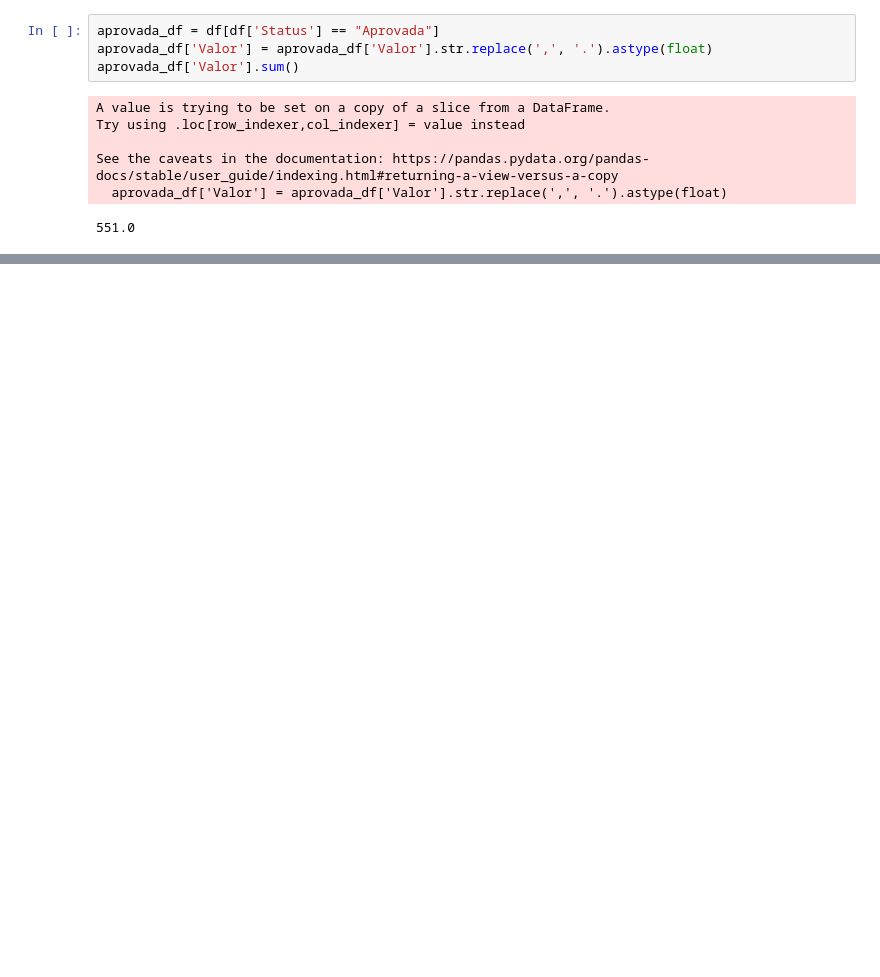
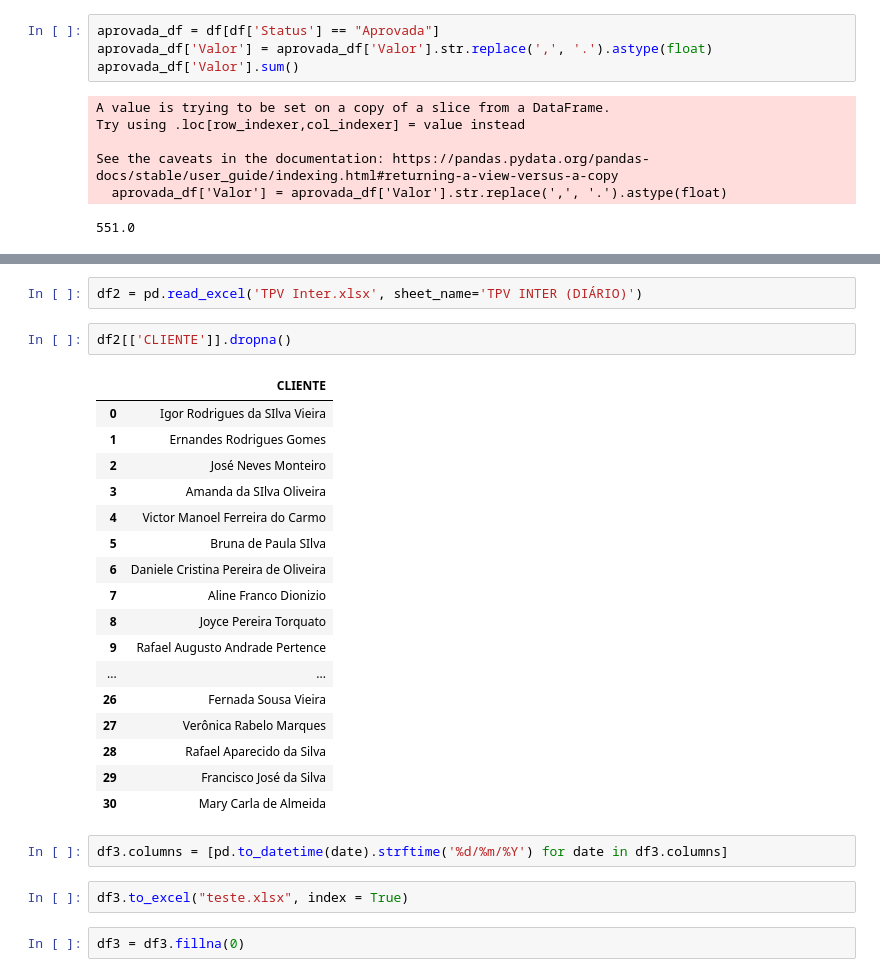
Before and after one commit to vitormartinsc/inter-scraping, a Jupyter notebook: Untitled.ipynb, the cells around one changed output, grey strips where cells are left out. Cells and saved outputs as stored; diff of their text form; blank space fills up the shorter version.

```diff
--- a/Untitled.ipynb
+++ b/Untitled.ipynb
@@ -206,0 +261,28 @@ df
+# %%
+df2 = pd.read_excel('TPV Inter.xlsx', sheet_name='TPV INTER (DIÁRIO)')
+# %%
+df2[['CLIENTE']].dropna()
+# %% [output]
+|  | CLIENTE |
+| 0 | Igor Rodrigues da SIlva Vieira |
+| 1 | Ernandes Rodrigues Gomes |
+| 2 | José Neves Monteiro |
+| 3 | Amanda da SIlva Oliveira |
+| 4 | Victor Manoel Ferreira do Carmo |
+| 5 | Bruna de Paula SIlva |
+| 6 | Daniele Cristina Pereira de Oliveira |
+| 7 | Aline Franco Dionizio |
+| 8 | Joyce Pereira Torquato |
+| 9 | Rafael Augusto Andrade Pertence |
+| ... | ... |
+| 26 | Fernada Sousa Vieira |
+| 27 | Verônica Rabelo Marques |
+| 28 | Rafael Aparecido da Silva |
+| 29 | Francisco José da Silva |
+| 30 | Mary Carla de Almeida |
+# %%
+df3.columns = [pd.to_datetime(date).strftime('%d/%m/%Y') for date in df3.columns]
+# %%
+df3.to_excel("teste.xlsx", index = True)
+# %%
+df3 = df3.fillna(0)
```
Also changed, not shown: parts of 14 cells of this notebook, 7 other files.
